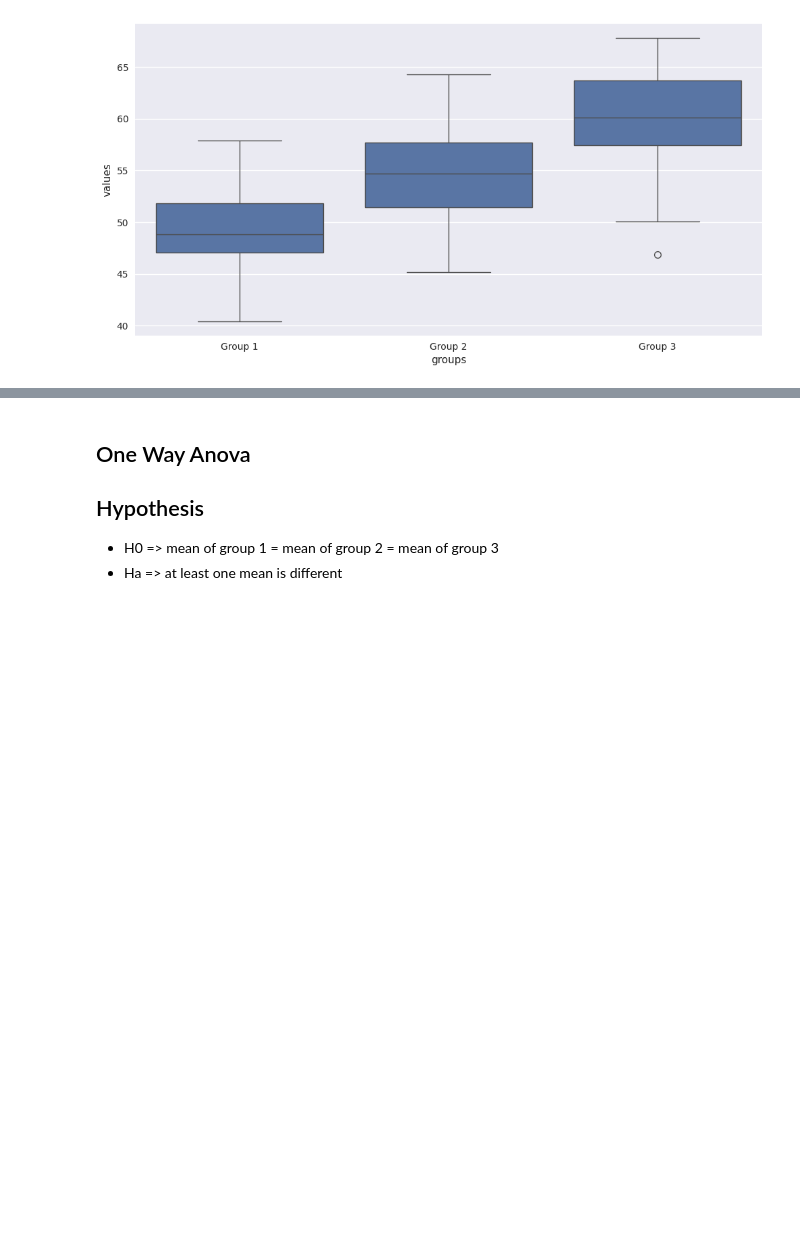
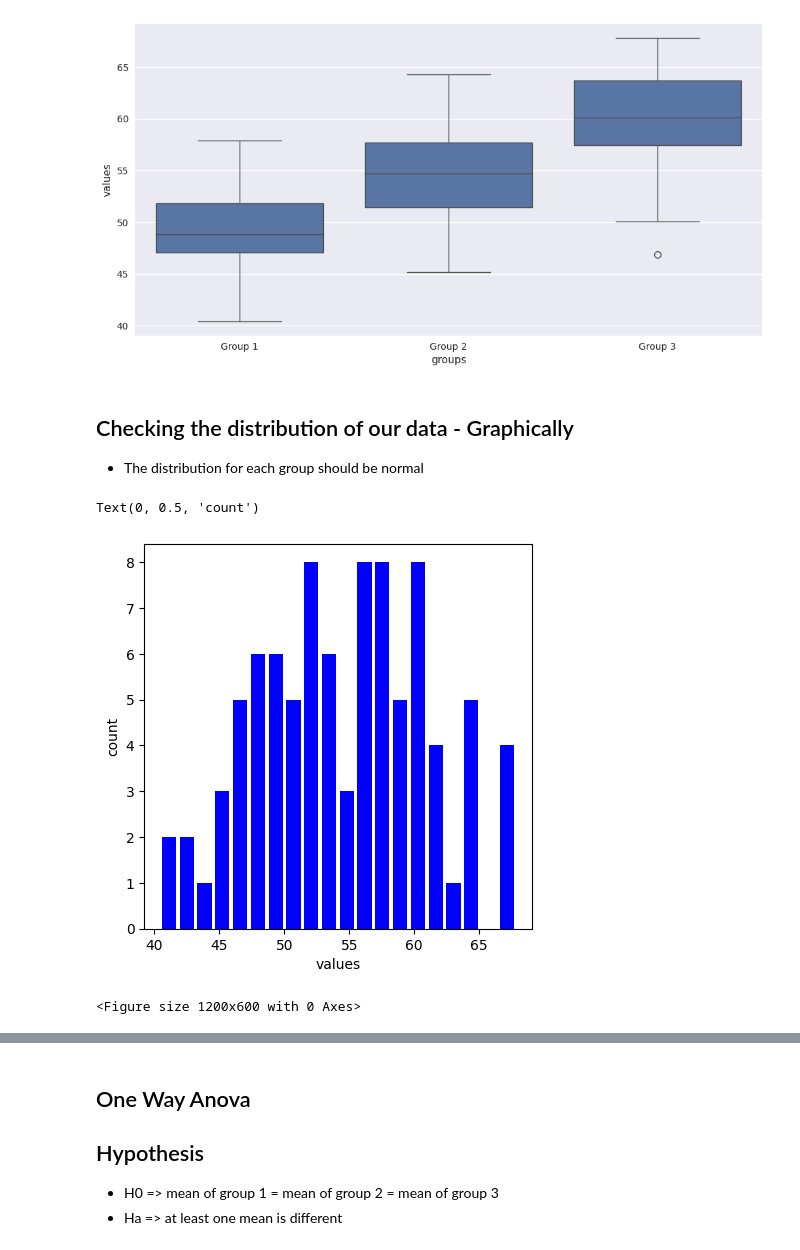
Before and after one commit to romelvinyo99/statistical-linear-modelling-python, a Jupyter notebook: class code implementation/One-Way Anova Analysis+Tukeys test.ipynb, the cells around one changed output, grey strips where cells are left out. Saved outputs shown, nothing was run; the diff lists cells and outputs as text; code cells hidden in the pictures; blank space fills up the shorter version.

```diff
--- a/class code implementation/One-Way Anova Analysis+Tukeys test.ipynb
+++ b/class code implementation/One-Way Anova Analysis+Tukeys test.ipynb
@@ -110,3 +123,44 @@ with plt.style.context("seaborn-v0_8"):
     sns.boxplot(x = "groups", y = "values", data = data)
 # %% [output]
 [figure]
+# %% [markdown]
+## Checking the distribution of our data - Graphically
+
+- The distribution for each group should be normal
+# %%
+# plotting the histogram - For all the data points
+
+plt.figure(figsize = (5, 5))
+plt.hist(x = data["values"], bins = 20, rwidth = 0.8, color = "blue", density = False)
+plt.xlabel("values")
+plt.ylabel("count")
+# %% [output]
+Text(0, 0.5, 'count')
+[figure, added]
+# %%
+# Defining the function to plot the bell curves
+
+from scipy.stats import norm
+plt.figure(figsize = (12, 6))
+# Defining the function to plot the distribution- using histograms
+def plotDistributions(group, values, rwidth = 0.8, color_bins = "blue", color_line="red", density = True, histogram_only = False, ax = None):
+    if ax is None:
+        # Get the current axis if not provided
+        ax = plt.gca()
+    if histogram_only:
+        ax.hist(values, bins = 20, rwidth=rwidth, color = color_bins, density = False, alpha = 0.6)
+        ax.set_xlabel("values")
+        ax.set_ylabel("count")
+    else:
+        ax.hist(values, bins=20,  rwidth=rwidth, color=color_bins, density=density, alpha = 0.6)
+        rng = np.arange(values.min(), values.max(), 0.1)
+        ax.plot(
+            rng,
+            norm.pdf(rng, values.mean(), values.std()),
+            color=color_line
+        )
+        ax.set_xlabel("values")
+        ax.set_ylabel("density")
+    ax.set_title(f"{group} data distribution")
+# %% [output]
+<Figure size 1200x600 with 0 Axes>
```
Also changed, not shown: parts of 2 cells of this notebook.
